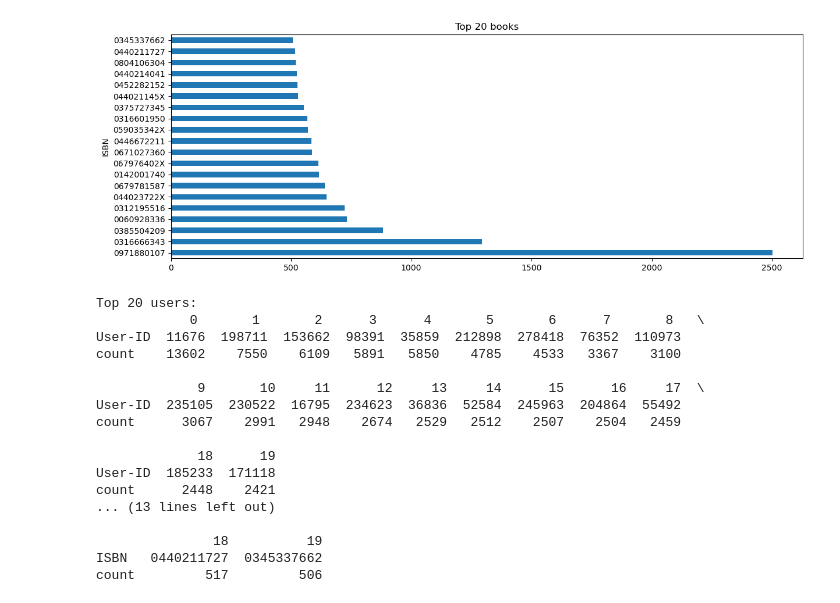
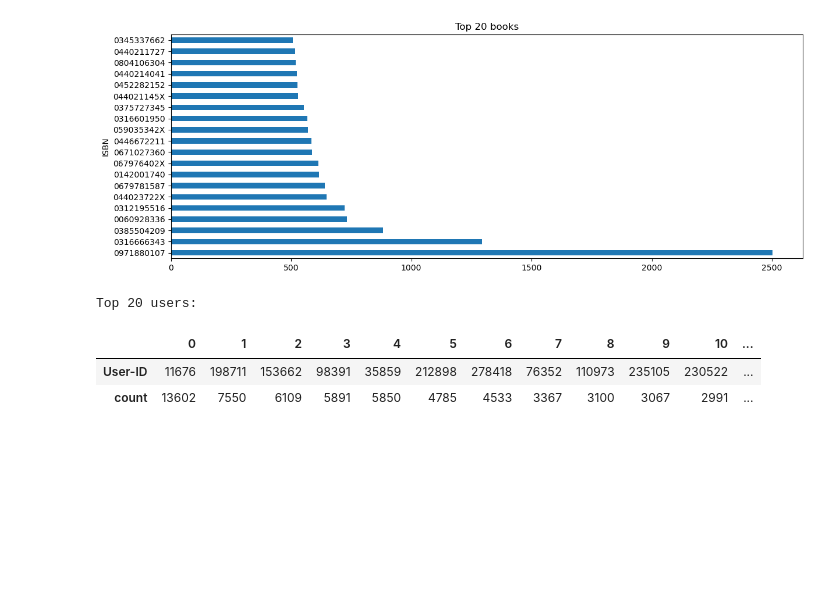
Before and after one commit to mdismailquraishicse/BookRecommendationSystem, a Jupyter notebook: ratings.ipynb, the cells around one changed output. Saved outputs shown, nothing was run; the diff lists cells and outputs as text; code cells hidden in the pictures; blank space fills up the shorter version.

Commit message:
some line of codes deleted.

```diff
--- a/ratings.ipynb
+++ b/ratings.ipynb
@@ -124,25 +98,9 @@ plt.show()
 [figure]
 # %%
 print('Top 20 users: ')
-print(top20users.reset_index().T)
-print()
-print('Top 20 books :')
-print(top20books.reset_index().T)
+top20users.reset_index().T
 # %% [output]
 Top 20 users:
-            0       1       2      3      4       5       6      7       8   \
-User-ID  11676  198711  153662  98391  35859  212898  278418  76352  110973
-count    13602    7550    6109   5891   5850    4785    4533   3367    3100
-
-             9       10     11      12     13     14      15      16     17  \
-User-ID  235105  230522  16795  234623  36836  52584  245963  204864  55492
-count      3067    2991   2948    2674   2529   2512    2507    2504   2459
-
-             18      19
-User-ID  185233  171118
-count      2448    2421
-... (13 lines left out)
-
-               18          19
-ISBN   0440211727  0345337662
-count         517         506
+|  | 0 | 1 | 2 | 3 | 4 | 5 | 6 | 7 | 8 | 9 | 10 | ... |
+| User-ID | 11676 | 198711 | 153662 | 98391 | 35859 | 212898 | 278418 | 76352 | 110973 | 235105 | 230522 | ... |
+| count | 13602 | 7550 | 6109 | 5891 | 5850 | 4785 | 4533 | 3367 | 3100 | 3067 | 2991 | ... |
```
Also changed, not shown: parts of 7 cells of this notebook, 2 other files.
